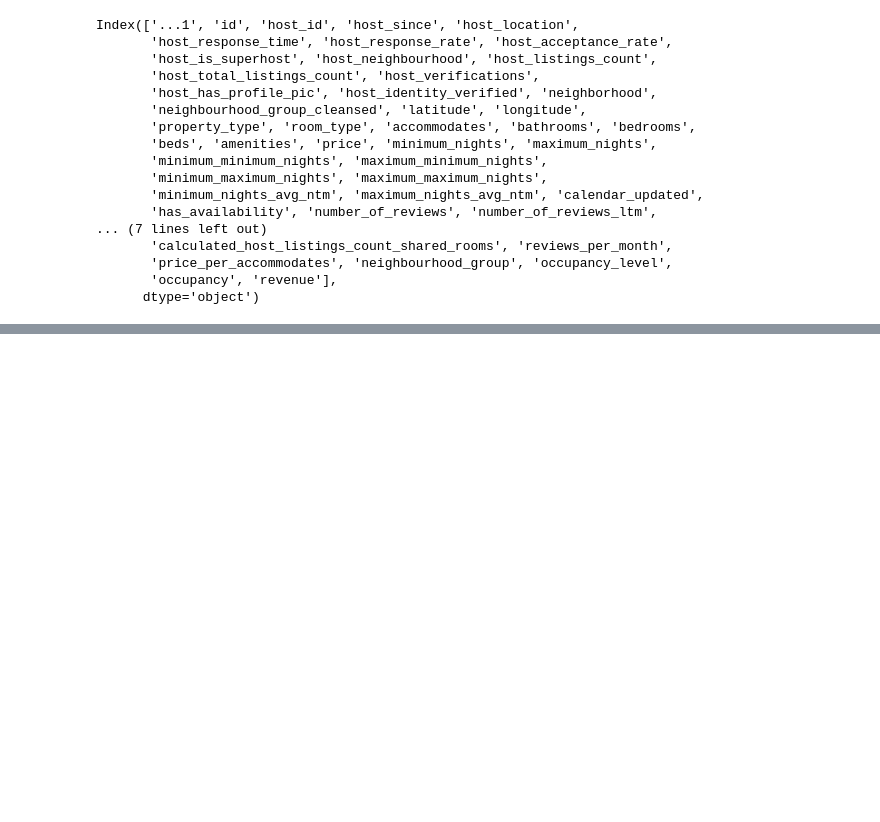
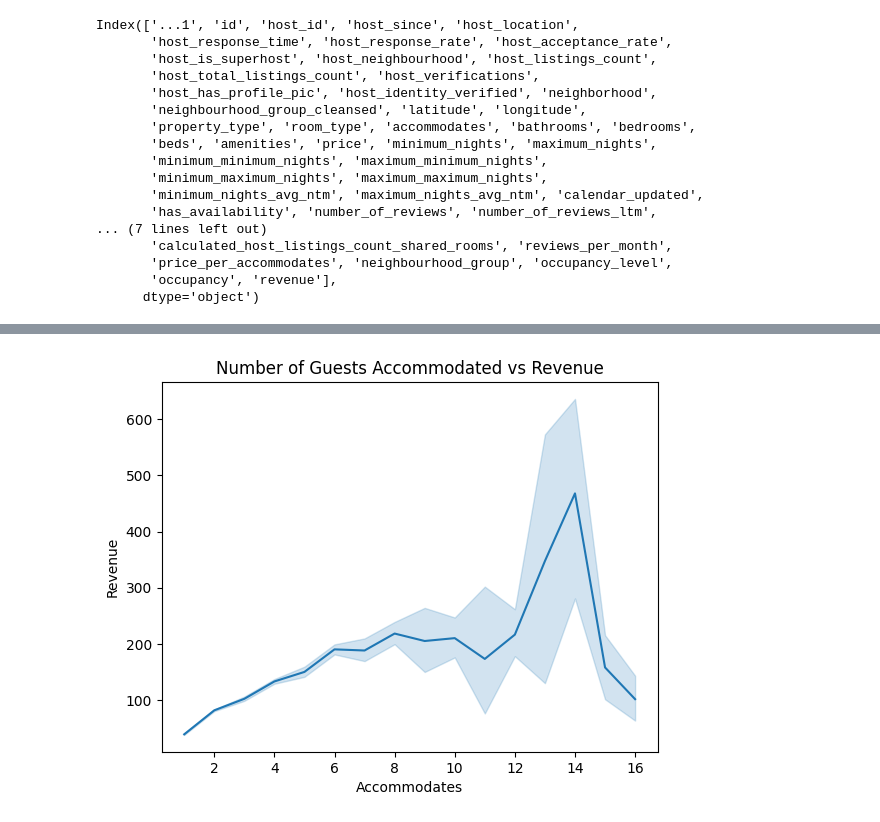
Before and after one commit to stephbc/DATA608_Spring2025, a Jupyter notebook: story4/story4.ipynb, the cells around one changed output, grey strips where cells are left out. Cells and saved outputs as stored; diff of their text form; code cells hidden in the pictures; blank space fills up the shorter version.

```diff
--- a/story4/story4.ipynb
+++ b/story4/story4.ipynb
@@ -215,0 +174,10 @@ plt.show()
+# %%
+#| output-location: slide
+
+sns.lineplot(data=ab, x='accommodates', y='revenue')
+plt.title('Number of Guests Accommodated vs Revenue')
+plt.xlabel('Accommodates')
+plt.ylabel('Revenue')
+plt.show()
+# %% [output]
+[figure, added]
```
Also changed, not shown: parts of 23 cells of this notebook, 1 other file.
